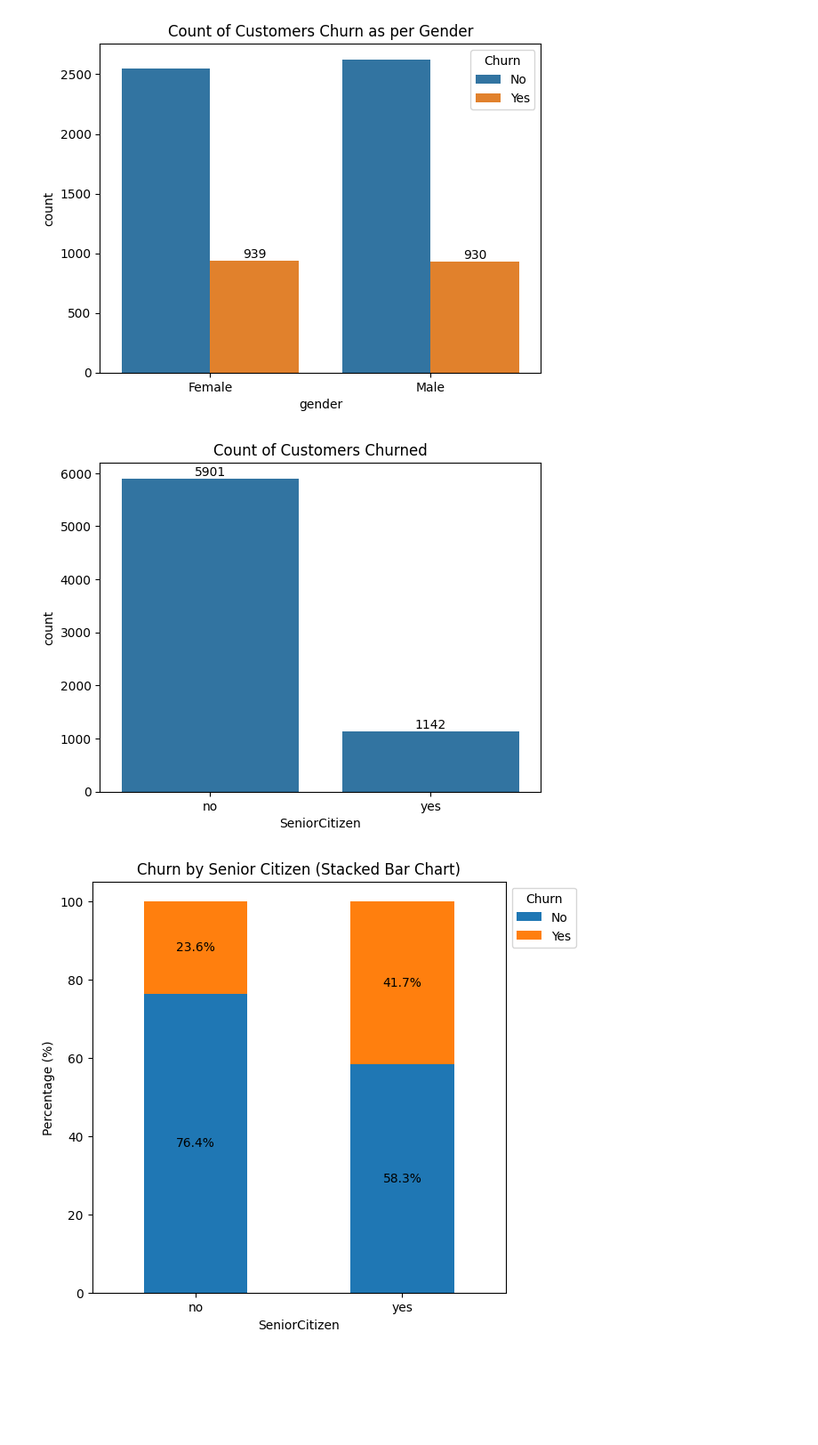
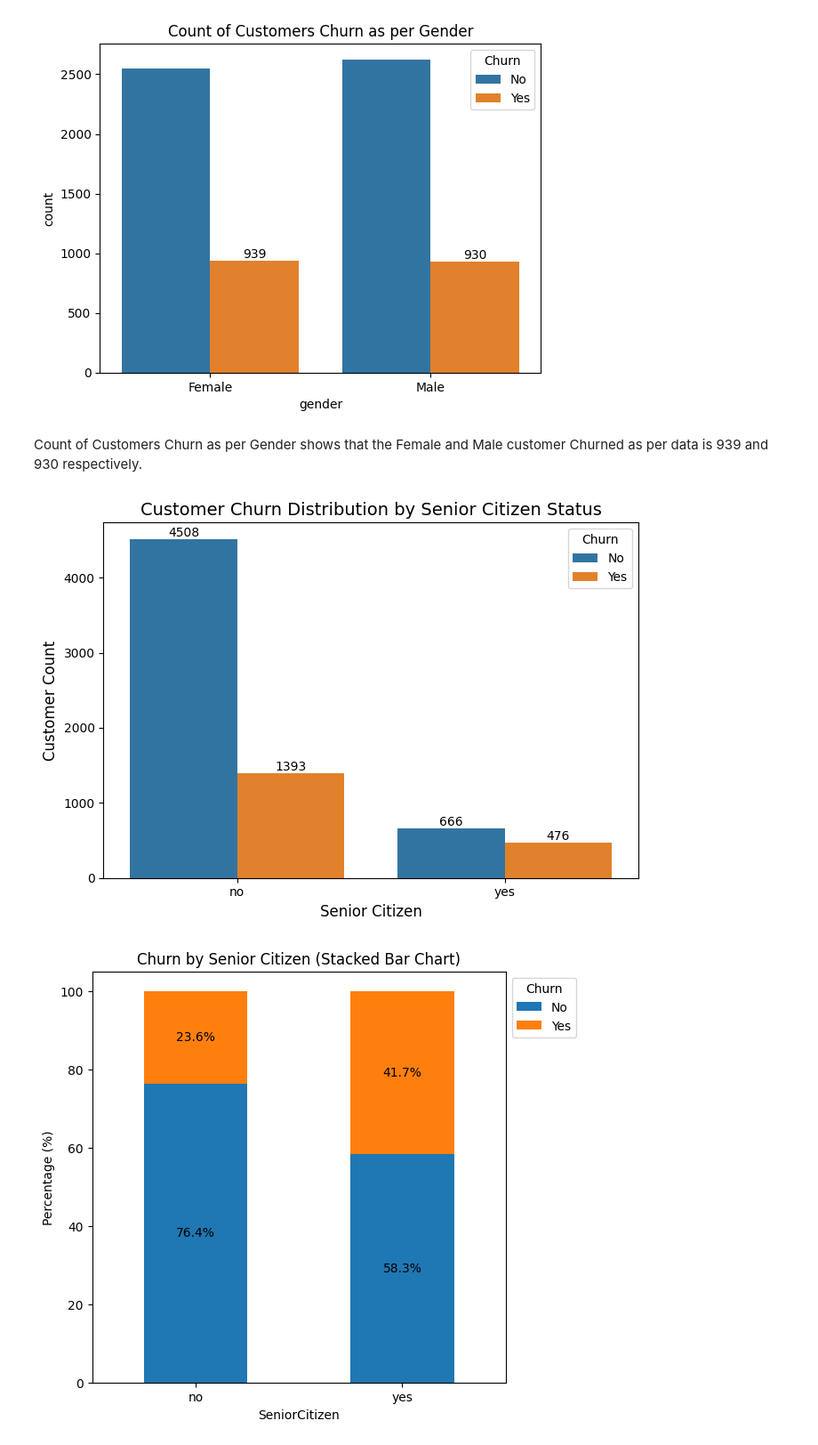
Before and after one commit to shrenikballal/Customer_Curn_Analysis_Telco_Company, a Jupyter notebook: Customer_Chrn_Analysis.ipynb, the cells around one changed output. Shown at 89% size. Saved outputs shown, nothing was run; the diff lists cells and outputs as text; code cells hidden in the pictures; blank space fills up the shorter version.

```diff
--- a/Customer_Chrn_Analysis.ipynb
+++ b/Customer_Chrn_Analysis.ipynb
@@ -127,13 +151,31 @@ plt.title("Count of Customers Churn as per Gender")
 plt.show()
 # %% [output]
 [figure]
+# %% [markdown]
+Count of Customers Churn as per Gender shows that the Female and Male customer Churned as per data is 939 and 930 respectively.
 # %%
-ax = sns.countplot(x="SeniorCitizen", data=df)
-ax.bar_label(ax.containers[0])
-plt.title("Count of Customers Churned")
+# 1. Ensure 'SeniorCitizen' is descriptive (0/1 to 'No'/'Yes' is assumed from your file's steps)
+df['SeniorCitizen'] = df['SeniorCitizen'].replace({1: 'Yes', 0: 'No'})
+
+plt.figure(figsize=(7, 5))
+
+# 2. Add the 'Churn' column as 'hue' to split the bars
+ax = sns.countplot(x="SeniorCitizen", data=df, hue='Churn')
+
+# 3. Use a clear, descriptive title
+plt.title("Customer Churn Distribution by Senior Citizen Status", fontsize=14)
+plt.xlabel("Senior Citizen", fontsize=12)
+plt.ylabel("Customer Count", fontsize=12)
+
+# 4. Label all bars (essential for precise comparison)
+for container in ax.containers:
+    ax.bar_label(container)
+
+plt.legend(title='Churn', loc='upper right')
+plt.tight_layout()
 plt.show()
 # %% [output]
-[figure, old version]
+[figure, new version]
 # %%
 total_counts = df.groupby('SeniorCitizen')['Churn'].value_counts(normalize=True).unstack() * 100
 
```
Also changed, not shown: parts of 30 cells of this notebook.
